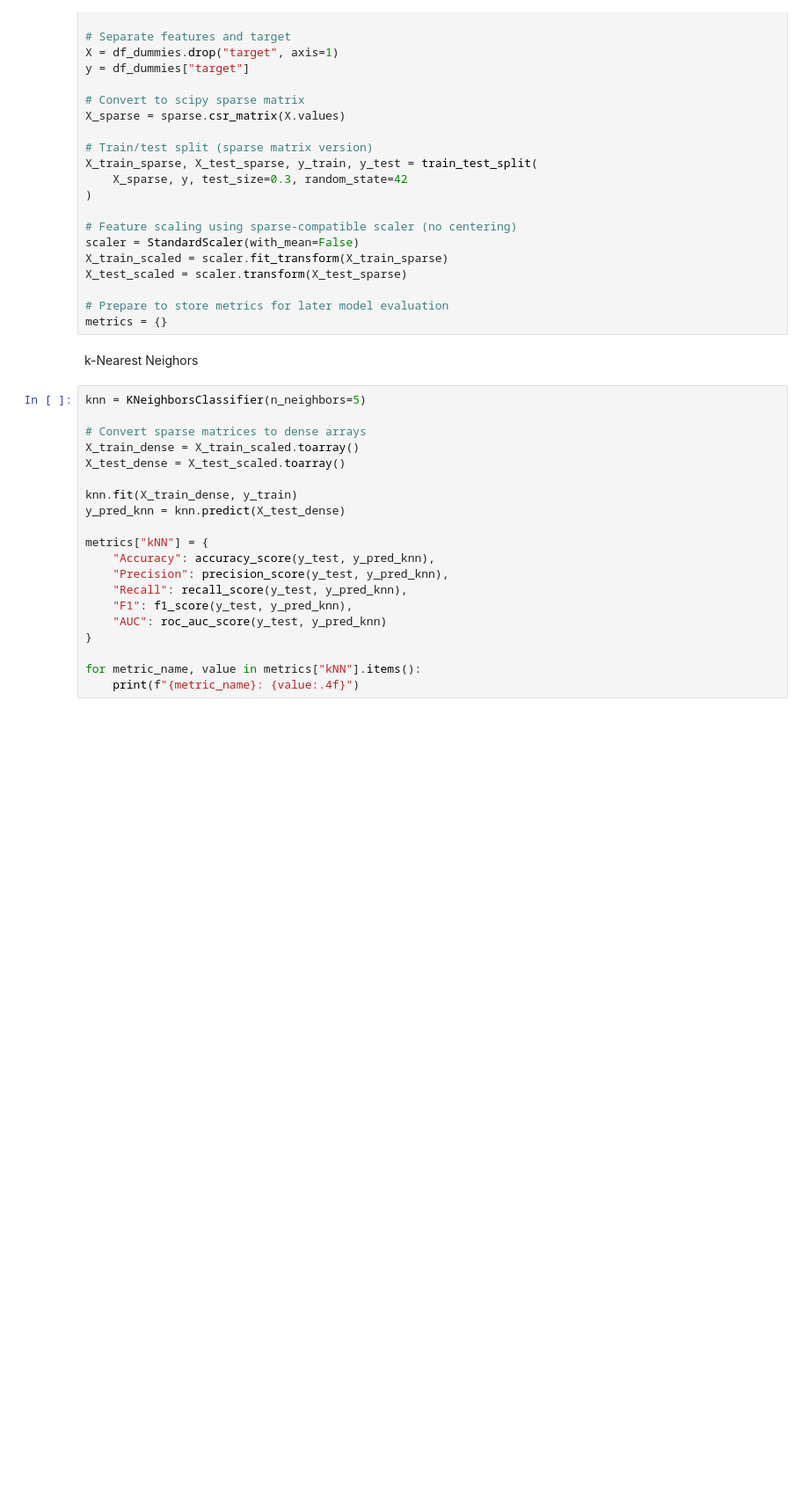
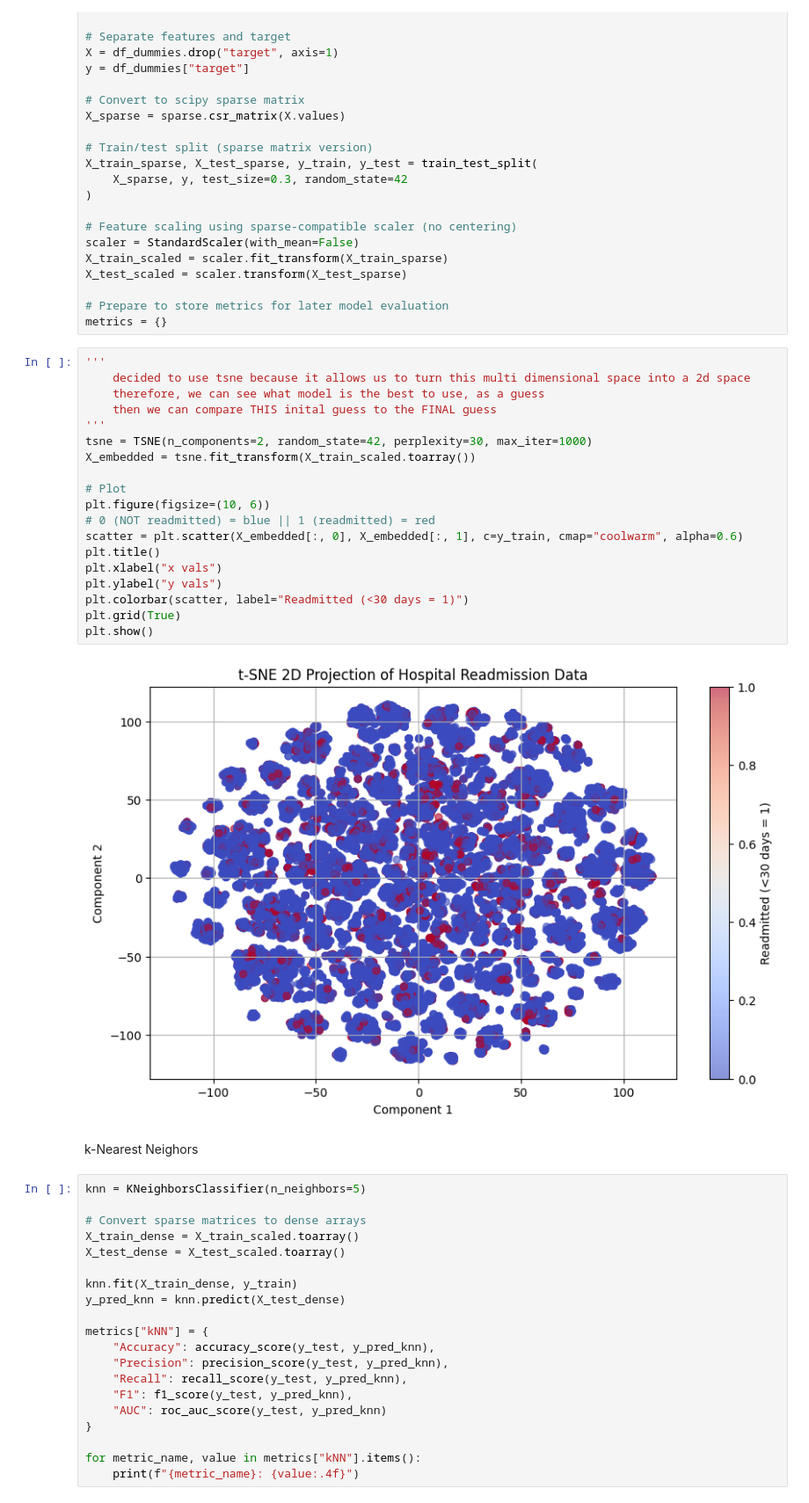
Before and after one commit to TheEpicLol1234/CS178-Final-Project, a Jupyter notebook: main.ipynb, the cells around one changed output. Shown: that part at 88% size. Saved outputs shown, nothing was run; the diff lists cells and outputs as text; blank space fills up the shorter version.

Commit message:
created a plot so that we can hav ena initial guess

```diff
--- a/main.ipynb
+++ b/main.ipynb
@@ -62,6 +62,27 @@ X_test_scaled = scaler.transform(X_test_sparse)
 
 # Prepare to store metrics for later model evaluation
 metrics = {}
+# %%
+'''
+    decided to use tsne because it allows us to turn this multi dimensional space into a 2d space
+    therefore, we can see what model is the best to use, as a guess
+    then we can compare THIS inital guess to the FINAL guess
+'''
+tsne = TSNE(n_components=2, random_state=42, perplexity=30, max_iter=1000)
+X_embedded = tsne.fit_transform(X_train_scaled.toarray())
+
+# Plot
+plt.figure(figsize=(10, 6))
+# 0 (NOT readmitted) = blue || 1 (readmitted) = red
+scatter = plt.scatter(X_embedded[:, 0], X_embedded[:, 1], c=y_train, cmap="coolwarm", alpha=0.6)
+plt.title()
+plt.xlabel("x vals")
+plt.ylabel("y vals")
+plt.colorbar(scatter, label="Readmitted (<30 days = 1)")
+plt.grid(True)
+plt.show()
+# %% [output]
+[figure, added]
 # %% [markdown]
 k-Nearest Neighors
 # %%
```
Also changed, not shown: parts of 1 cell of this notebook.
